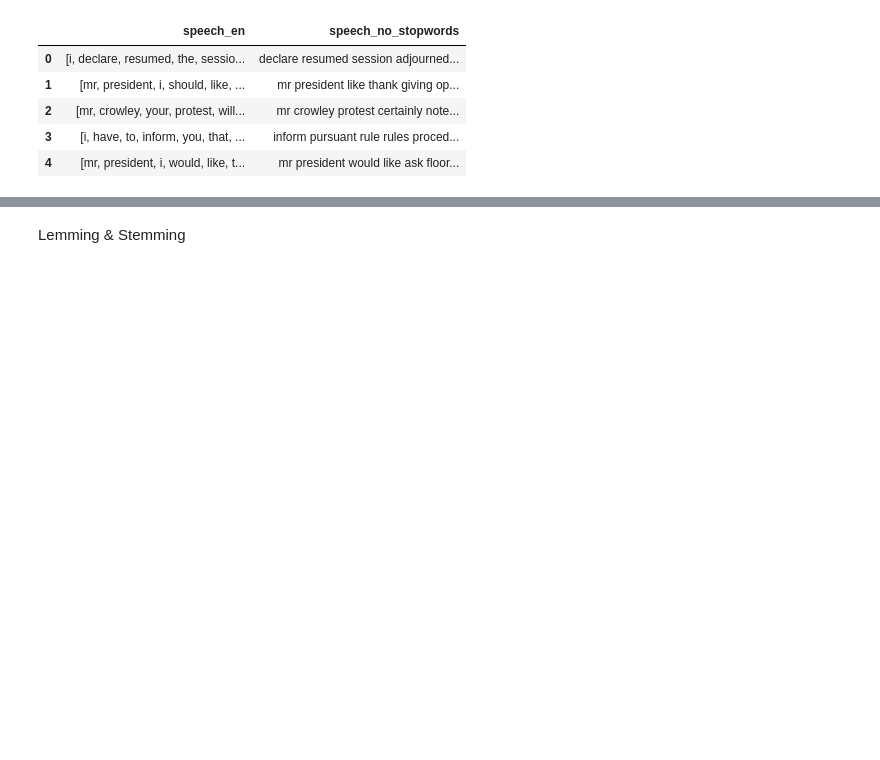
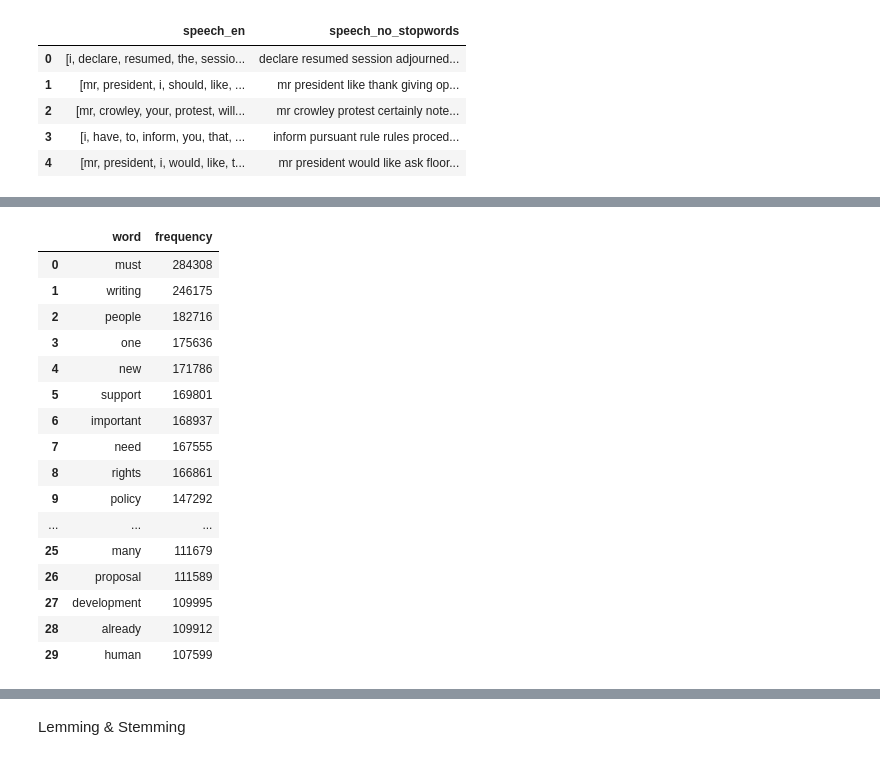
Before and after one commit to luisrafaelsoeiro/Dissertacao_UE, a Jupyter notebook: 02_preprocessing.ipynb, the cells around one changed output, grey strips where cells are left out. Saved outputs shown, nothing was run; the diff lists cells and outputs as text; code cells hidden in the pictures; blank space fills up the shorter version.

```diff
--- a/02_preprocessing.ipynb
+++ b/02_preprocessing.ipynb
@@ -528,6 +458,35 @@ def remove_stopwords_custom(text):
 df["speech_no_custom_stopwords"] = df["speech_en"].apply(
     remove_stopwords_custom
 )
+# %%
+all_words = " ".join(df["speech_no_custom_stopwords"])
+
+word_counts = Counter(all_words.split())
+
+most_common = pd.DataFrame(
+    word_counts.most_common(30),
+    columns=["word", "frequency"]
+)
+
+most_common
+# %% [output]
+|  | word | frequency |
+| 0 | must | 284308 |
+| 1 | writing | 246175 |
+| 2 | people | 182716 |
+| 3 | one | 175636 |
+| 4 | new | 171786 |
+| 5 | support | 169801 |
+| 6 | important | 168937 |
+| 7 | need | 167555 |
+| 8 | rights | 166861 |
+| 9 | policy | 147292 |
+| ... | ... | ... |
+| 25 | many | 111679 |
+| 26 | proposal | 111589 |
+| 27 | development | 109995 |
+| 28 | already | 109912 |
+| 29 | human | 107599 |
 # %%
 all_words_custom = " ".join(df["speech_no_custom_stopwords"])
 
```
Also changed, not shown: parts of 10 cells of this notebook, 2 other files.
